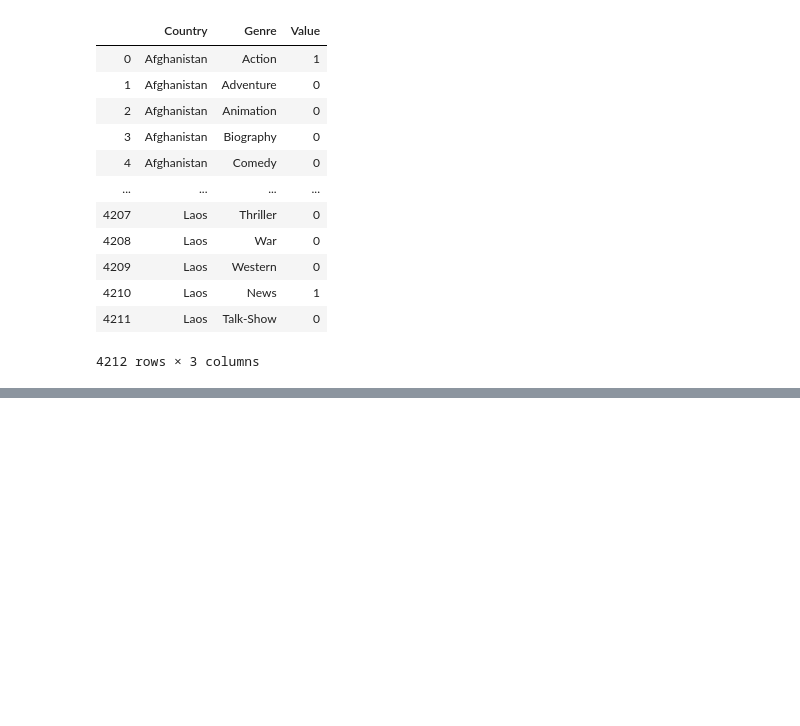
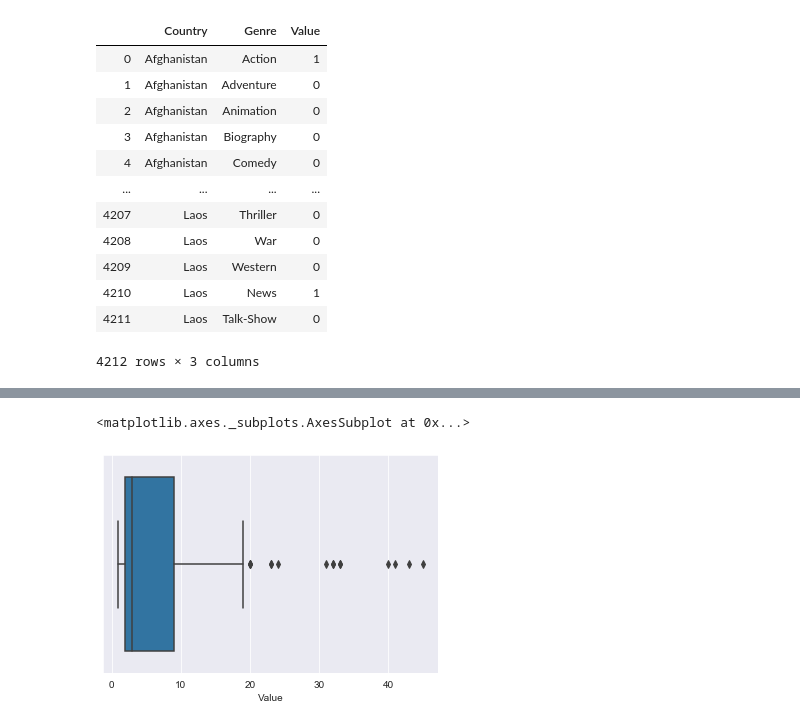
Before and after one commit to SalimAmarti/OTT_movies_Project, a Jupyter notebook: OTT project.ipynb, the cells around one changed output, grey strips where cells are left out. Drawn from its saved outputs; the diff is of its cells as text; code cells hidden in the pictures; blank space fills up the shorter version.

```diff
--- a/OTT project.ipynb
+++ b/OTT project.ipynb
@@ -703,6 +703,8 @@ data_country
 #top_genre_country = pd.DataFrame(data_top_genre_country)
 # %%
 #top_genre_country.to_excel("top_genre_country.xlsx")
+# %%
+top_genre_country = pd.read_excel('top_genre_country.xlsx',usecols=[1,2,3])
 # %%
 top_genre_country
 # %% [output]
@@ -719,3 +721,5 @@ top_genre_country
 | 4210 | Laos | News | 1 |
 | 4211 | Laos | Talk-Show | 0 |
 4212 rows × 3 columns
+# %%
+top_genre_country_sorted = top_genre_country.sort_values(['Country','Value'],ascending=(True,False)).reset_index().drop('index',axis=1)
@@ -721,0 +735,9 @@ top_genre_country
+# %%
+country_list = []
+genre_list = []
+value_list = []
+for i in range(0,len(top_genre_country),26):
+    country_list.append(top_genre_country_sorted['Country'].loc[i])
+    genre_list.append(top_genre_country_sorted['Genre'].loc[i])
+    value_list.append(top_genre_country_sorted['Value'].loc[i])
+top_genre_country_final = pd.DataFrame({'Country':country_list,'Genre':genre_list,'Value':value_list})
@@ -721,0 +760,5 @@ top_genre_country
+# %%
+sns.boxplot(top_genre_country_final[top_genre_country_final['Value']<50]['Value'])
+# %% [output]
+<matplotlib.axes._subplots.AxesSubplot at 0x...>
+[figure, added]
```
Also changed, not shown: parts of 14 cells of this notebook.
